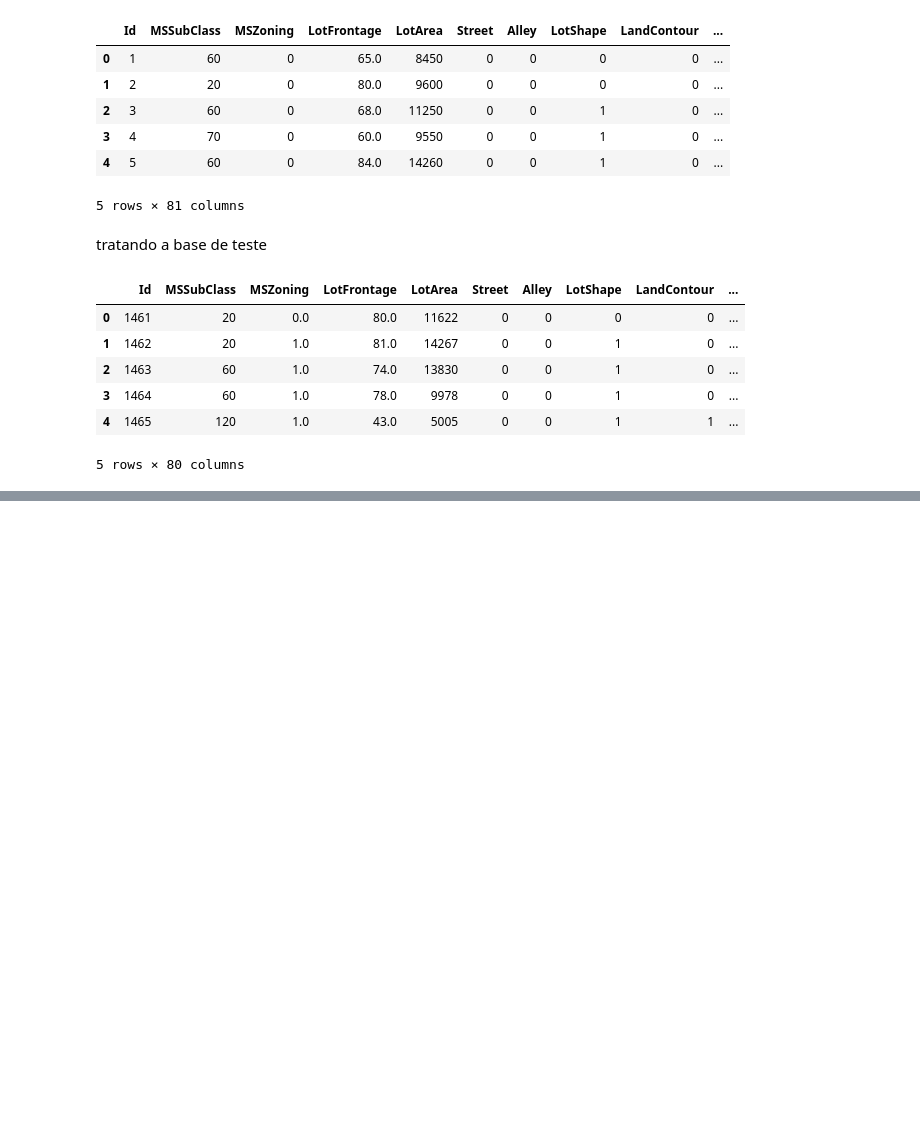
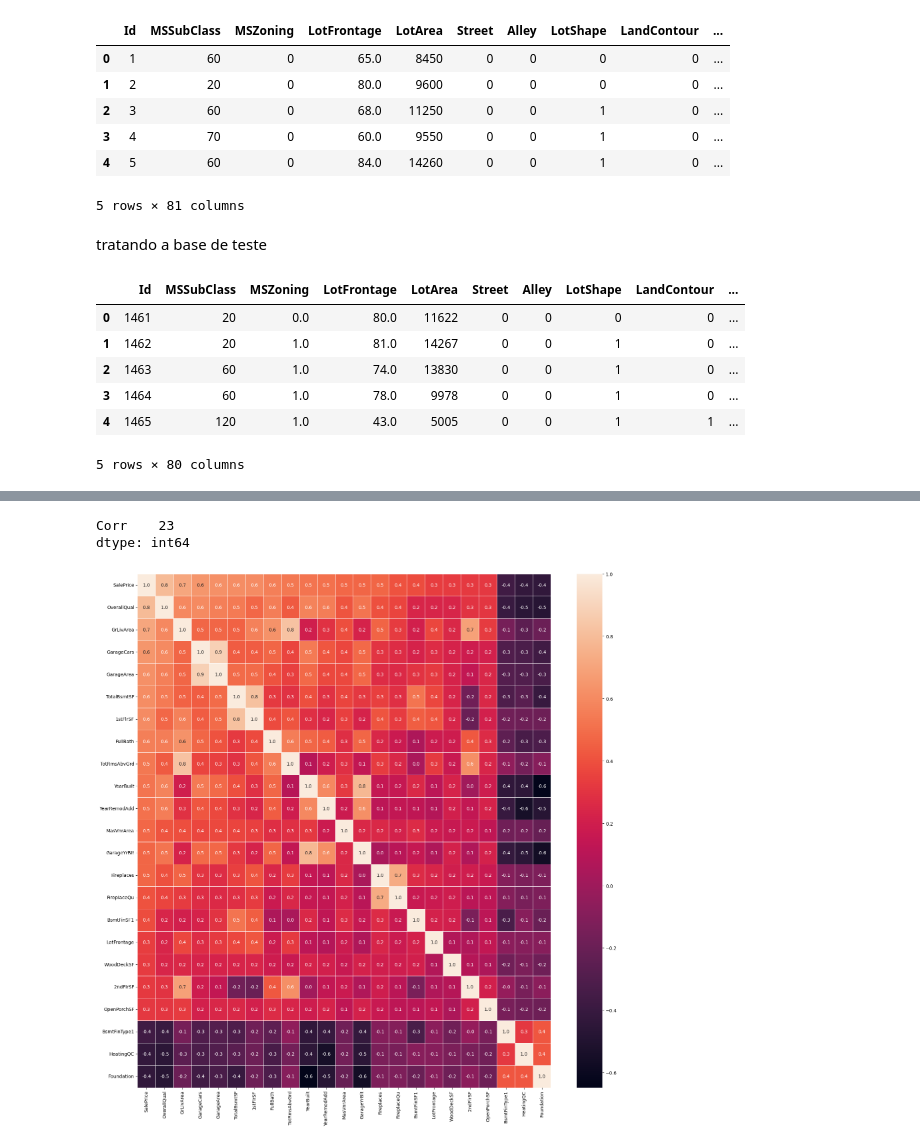
Before and after one commit to DavidAntonio7/House_Prices, a Jupyter notebook: imobiliario.ipynb, the cells around one changed output, grey strips where cells are left out. Cells and saved outputs as stored; diff of their text form; code cells hidden in the pictures; blank space fills up the shorter version.

```diff
--- a/imobiliario.ipynb
+++ b/imobiliario.ipynb
@@ -426,0 +364,2 @@ resultado.to_csv('resultado_regres.csv',index=False)
+# %%
+correlecoes = pd.DataFrame(treinamento.corrwith(treinamento['SalePrice']).sort_values(ascending = False),columns = ['Corr'])
@@ -426,0 +387,13 @@ resultado.to_csv('resultado_regres.csv',index=False)
+# %%
+correlecoes.query('Corr >= 0.3 or Corr < -0.3').count()
+# %% [output]
+Corr    23
+dtype: int64
+# %%
+colunas = correlecoes.query('Corr >= 0.3 or Corr < -0.3').index
+# %%
+plt.figure(figsize=(20,20))
+sns.heatmap((treinamento[colunas]).corr(), annot=True, linewidths=.5, fmt='.1f')
+plt.show()
+# %% [output]
+[figure, added]
```
Also changed, not shown: parts of 77 cells of this notebook.
